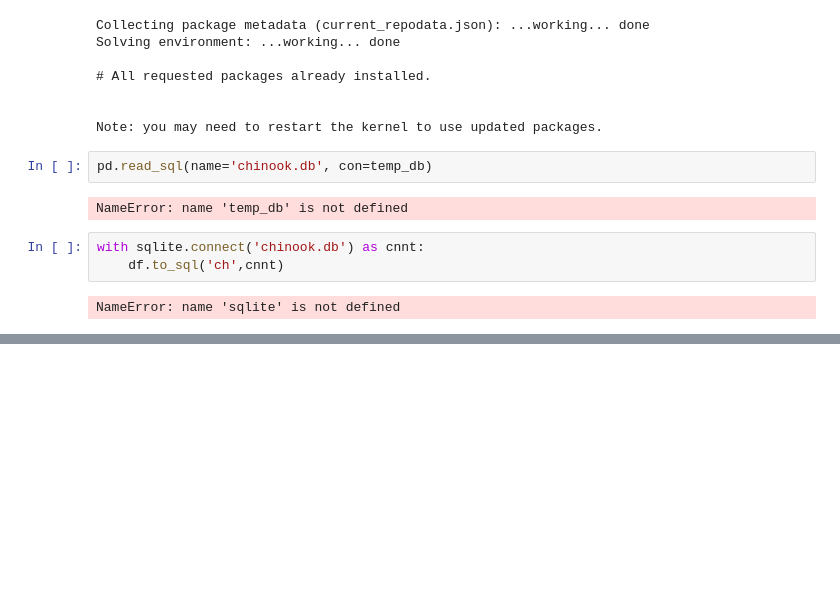
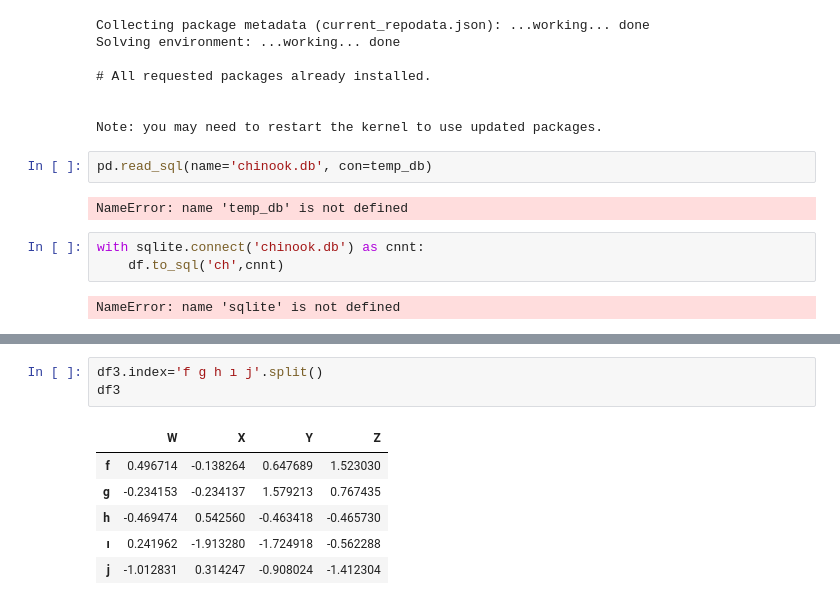
Before and after one commit to MevlutYildiz77/Numpy, a Jupyter notebook: exercise.ipynb, the cells around one changed output, grey strips where cells are left out. Cells and saved outputs as stored; diff of their text form; blank space fills up the shorter version.

```diff
--- a/exercise.ipynb
+++ b/exercise.ipynb
@@ -596,0 +661,10 @@ NameError: name 'sqlite' is not defined
+# %%
+df3.index='f g h ı j'.split()
+df3
+# %% [output]
+|  | W | X | Y | Z |
+| f | 0.496714 | -0.138264 | 0.647689 | 1.523030 |
+| g | -0.234153 | -0.234137 | 1.579213 | 0.767435 |
+| h | -0.469474 | 0.542560 | -0.463418 | -0.465730 |
+| ı | 0.241962 | -1.913280 | -1.724918 | -0.562288 |
+| j | -1.012831 | 0.314247 | -0.908024 | -1.412304 |
```
Also changed, not shown: parts of 11 cells of this notebook.
